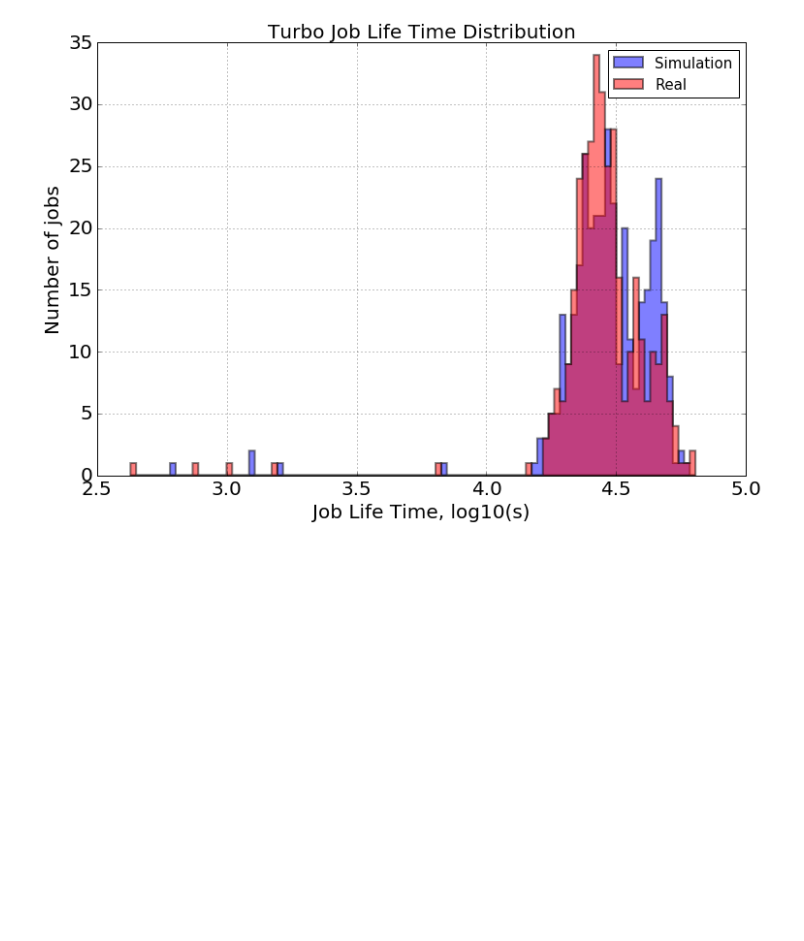
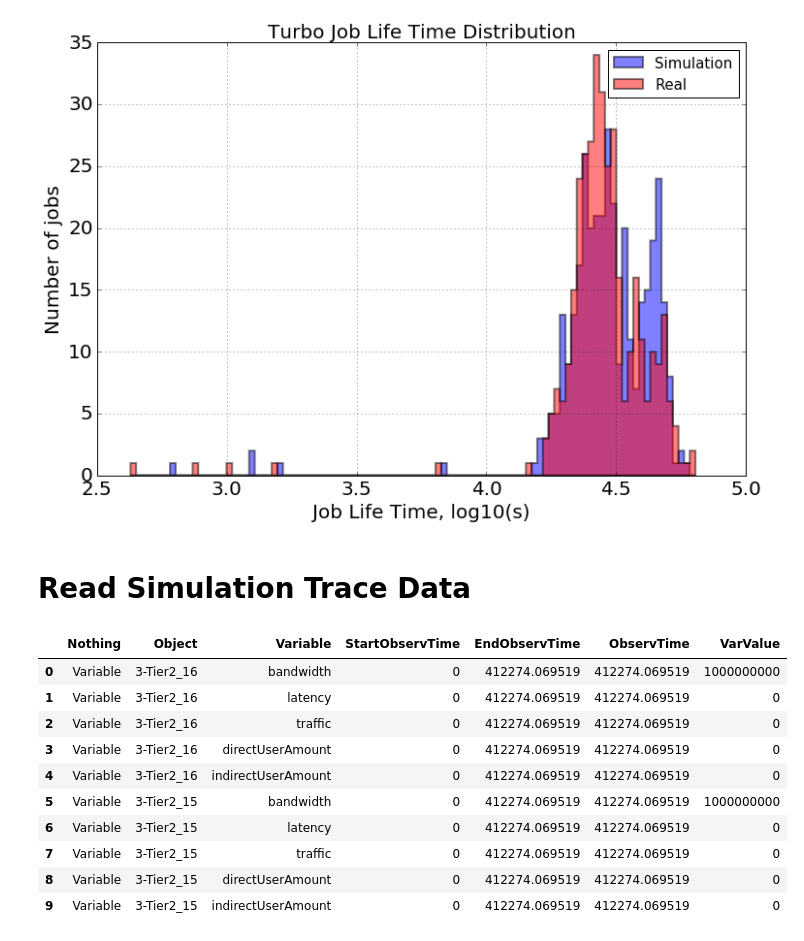
Before and after one commit to skygrid/grid_simulation, a Jupyter notebook: results/SimulationResults.ipynb, the cells around one changed output. Drawn from its saved outputs; the diff is of its cells as text; code cells hidden in the pictures; blank space fills up the shorter version.

```diff
--- a/results/SimulationResults.ipynb
+++ b/results/SimulationResults.ipynb
@@ -93,3 +93,21 @@ jtp.job_life_time_by_jobtype()
 [figure]
 [figure]
 [figure]
+# %% [markdown]
+# Read Simulation Trace Data
+# %%
+sim_trace_data = pandas.read_csv("data/simulation/trace.csv", header=None, sep=', ')
+sim_trace_data.columns = ['Nothing', 'Object', 'Variable', 'StartObservTime', 'EndObservTime', 'ObservTime', 'VarValue']
+sim_trace_data.head(10)
+# %% [output]
+|  | Nothing | Object | Variable | StartObservTime | EndObservTime | ObservTime | VarValue |
+| 0 | Variable | 3-Tier2_16 | bandwidth | 0 | 412274.069519 | 412274.069519 | 1000000000 |
+| 1 | Variable | 3-Tier2_16 | latency | 0 | 412274.069519 | 412274.069519 | 0 |
+| 2 | Variable | 3-Tier2_16 | traffic | 0 | 412274.069519 | 412274.069519 | 0 |
+| 3 | Variable | 3-Tier2_16 | directUserAmount | 0 | 412274.069519 | 412274.069519 | 0 |
+| 4 | Variable | 3-Tier2_16 | indirectUserAmount | 0 | 412274.069519 | 412274.069519 | 0 |
+| 5 | Variable | 3-Tier2_15 | bandwidth | 0 | 412274.069519 | 412274.069519 | 1000000000 |
+| 6 | Variable | 3-Tier2_15 | latency | 0 | 412274.069519 | 412274.069519 | 0 |
+| 7 | Variable | 3-Tier2_15 | traffic | 0 | 412274.069519 | 412274.069519 | 0 |
+| 8 | Variable | 3-Tier2_15 | directUserAmount | 0 | 412274.069519 | 412274.069519 | 0 |
+| 9 | Variable | 3-Tier2_15 | indirectUserAmount | 0 | 412274.069519 | 412274.069519 | 0 |
```
Also changed, not shown: parts of 7 cells of this notebook, 1 other file.
